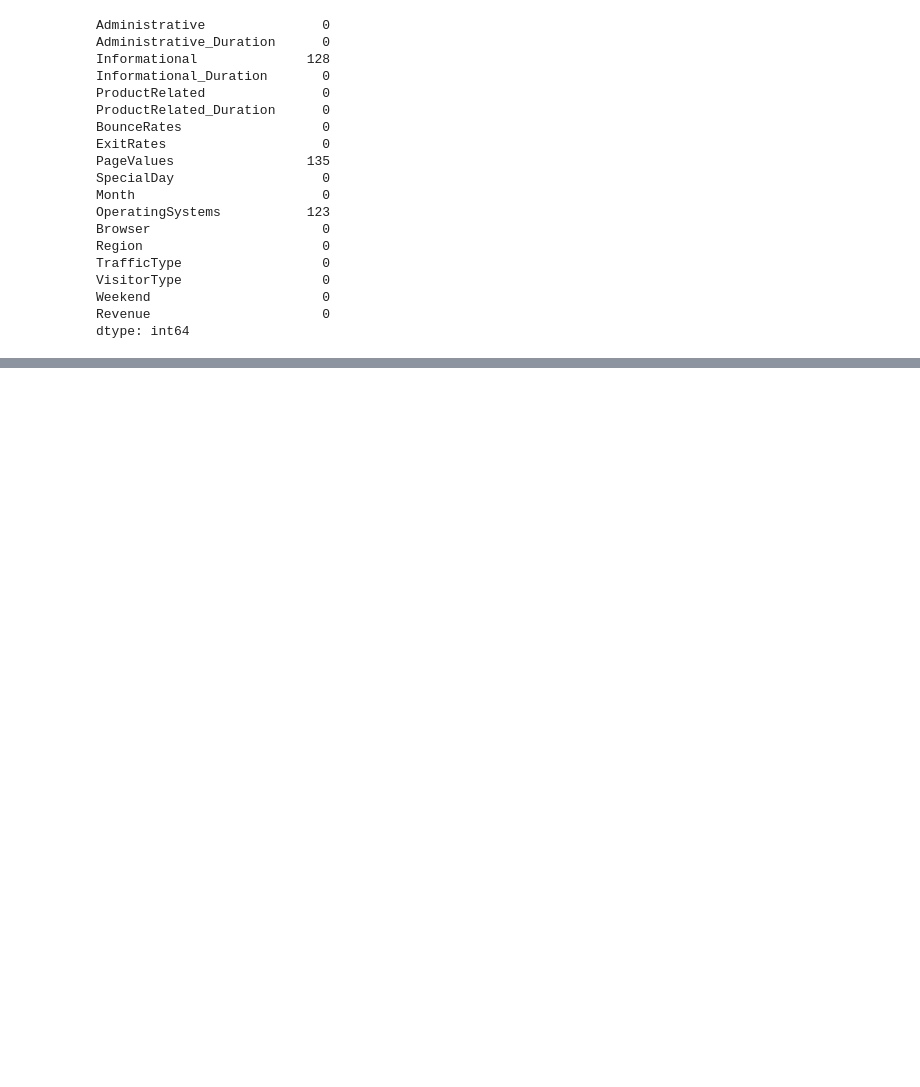
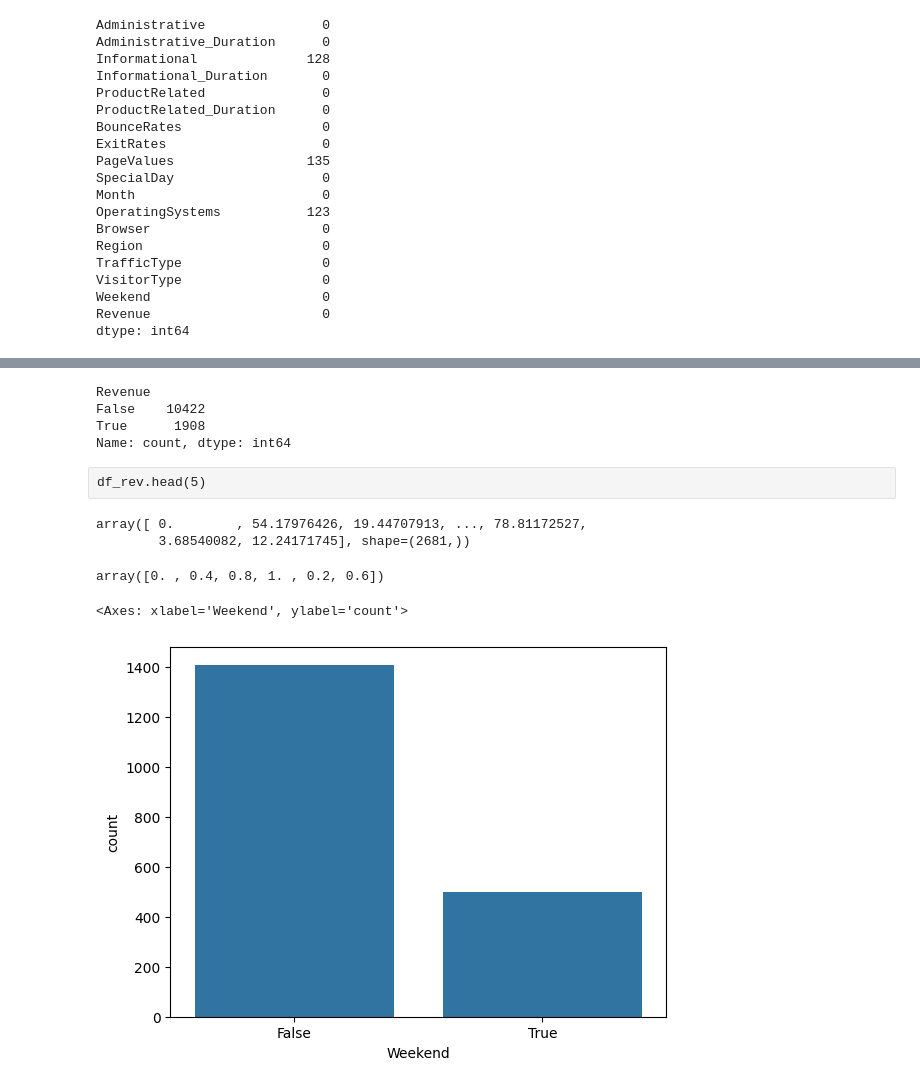
Before and after one commit to naomiw-usd/Final-Project, a Jupyter notebook: Final Project.ipynb, the cells around one changed output, grey strips where cells are left out. Cells and saved outputs as stored; diff of their text form; code cells hidden in the pictures; blank space fills up the shorter version.

```diff
--- a/Final Project.ipynb
+++ b/Final Project.ipynb
@@ -158,0 +386,20 @@ df[df['OperatingSystems'].isnull()]
+# %%
+print(df['Revenue'].value_counts())
+# %% [output]
+Revenue
+False    10422
+True      1908
+Name: count, dtype: int64
+# %%
+#troubleshooting the subset for Rev. Changing to boolean:
+df['Revenue'] = df['Revenue'].astype(bool)
+# %%
+#subset data to only view when revenue is "true" i.e.: product sales:
+df_rev=df[df['Revenue']]
+# %% [raw]
+df_rev.head(5)
+# %%
+df['PageValues'].unique()
+# %% [output]
+array([ 0.        , 54.17976426, 19.44707913, ..., 78.81172527,
+        3.68540082, 12.24171745], shape=(2681,))
@@ -158,0 +410,9 @@ df[df['OperatingSystems'].isnull()]
+# %%
+df['SpecialDay'].unique() #this must be categorical to a key
+# %% [output]
+array([0. , 0.4, 0.8, 1. , 0.2, 0.6])
+# %%
+sns.countplot(x='Weekend', data =df_rev)
+# %% [output]
+<Axes: xlabel='Weekend', ylabel='count'>
+[figure, added]
```
Also changed, not shown: parts of 98 cells of this notebook.
